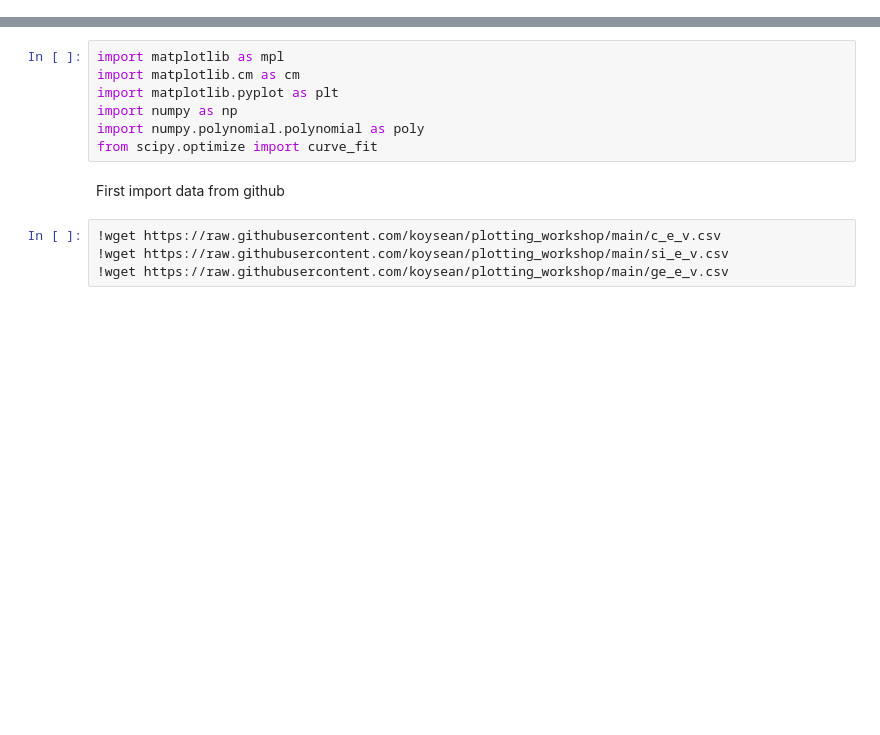
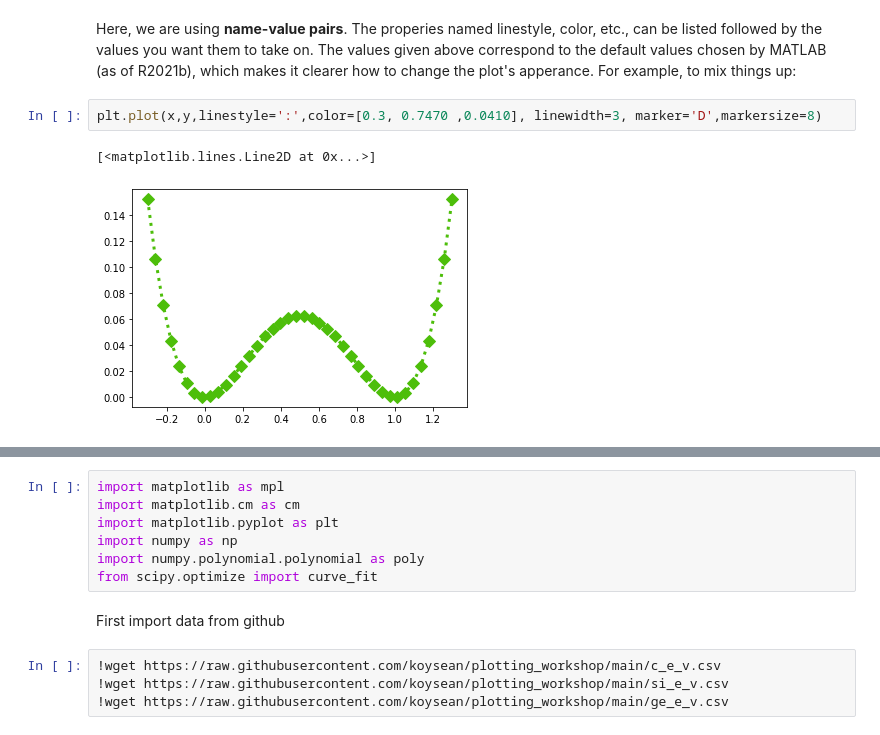
Before and after one commit to koysean/plotting_workshop, a Jupyter notebook: Plotting_workshop_2021.ipynb, the cells around one changed output, grey strips where cells are left out. Drawn from its saved outputs; the diff is of its cells as text; blank space fills up the shorter version.

```diff
--- a/Plotting_workshop_2021.ipynb
+++ b/Plotting_workshop_2021.ipynb
@@ -2,0 +31,7 @@
+# %% [markdown]
+Here, we are using **name-value pairs**. The properies named linestyle, color, etc., can be listed followed by the values you want them to take on. The values given above correspond to the default values chosen by MATLAB (as of R2021b), which makes it clearer how to change the plot's apperance. For example, to mix things up:
+# %%
+plt.plot(x,y,linestyle=':',color=[0.3, 0.7470 ,0.0410], linewidth=3, marker='D',markersize=8)
+# %% [output]
+[<matplotlib.lines.Line2D at 0x...>]
+[figure, added]
```
Also changed, not shown: parts of 12 cells of this notebook.
